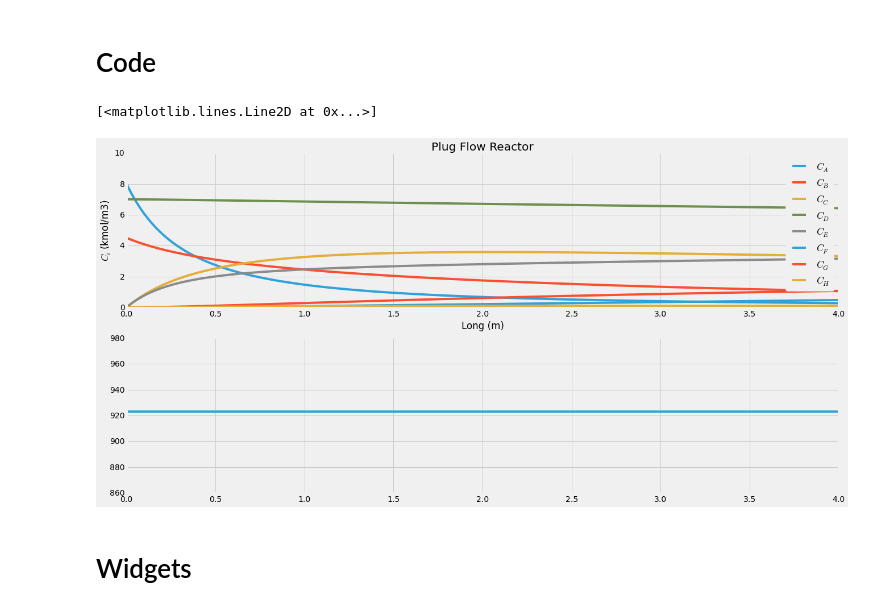
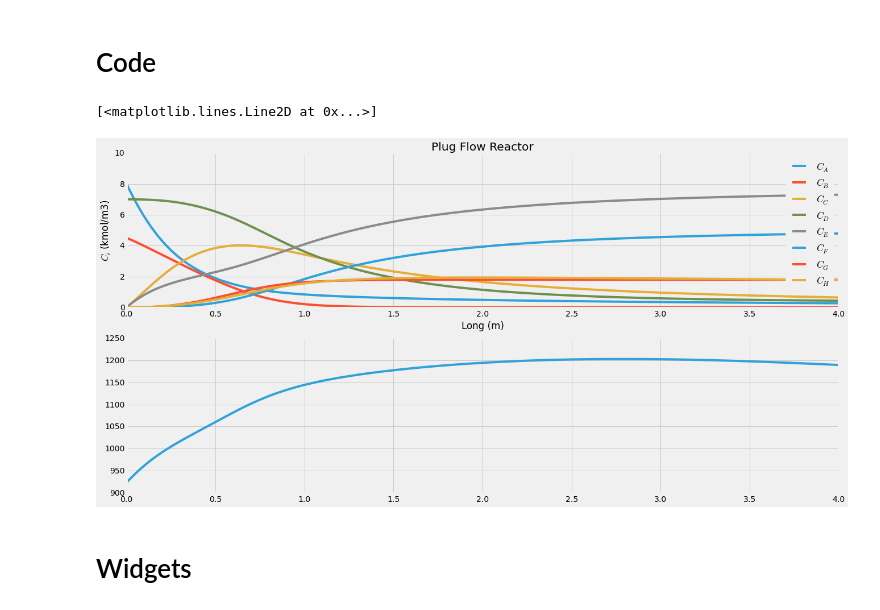
Before and after one commit to CAChemE/learn, a Jupyter notebook: Plug-Flow-Reactor/gas-PFR.ipynb, the cells around one changed output. Saved outputs shown, nothing was run; the diff lists cells and outputs as text; code cells hidden in the pictures.

```diff
--- a/Plug-Flow-Reactor/gas-PFR.ipynb
+++ b/Plug-Flow-Reactor/gas-PFR.ipynb
@@ -101,7 +101,7 @@ def diff_eqs(y,L):
     ri[5] = k[5]*np.exp(-Ea[5]/(8.31*T))*C[0]*C[0]
 
 
-        # Ec Diferenciales
+    # Ec Diferenciales
 
     dndL = np.dot(ri, alfa)* S
 
@@ -122,15 +122,16 @@ def diff_eqs(y,L):
 
 
 
-    dTP = np.array([dndL, dQdL, dTdL])
+    dTP = np.array([dQdL, dTdL])
+
+    dy = np.concatenate((dndL, dTP), axis=0)
+    dy = np.transpose(dy)
 
     # Intento 1 = si le pido que me devuelva dndL, dQdL y dTdl = ERROR
     # Intento 2 = si dejo el código como esta pero le pido solo que devuelva dndL = GRÁFICO
     # Intento 3 = si borro el código de dQdL y dTdL y represento = ERROR
 
-    return dndL
-
-
+    return (dy)
 
 
 #Parámetros, los primeros 8 son de C, el 9 de Q y el 10 es T
@@ -155,34 +156,34 @@ C_H  = soln[:, 7] # mol*L-1
 Q = soln[:, 8] # heat
 T = soln[:,9] # K
 
 # Representación
 
 
 fig, (ax1, ax2) = plt.subplots(nrows=2, ncols=1,  figsize=(20,10))
 
 ax1.plot(L, C_A,
          L, C_B,
          L, C_C,
          L, C_D,
          L, C_E,
          L, C_F,
          L, C_G,
          L, C_H)
 ax1.set_xlabel('Long (m)',)
 
 ax1.set_ylabel('$C_{i}$ (kmol/m3)')
 
 ax1.legend(['$C_A$','$C_B$','$C_C$','$C_D$','$C_E$','$C_F$','$C_G$','$C_H$'])
 
 ax1.set_title('Plug Flow Reactor')
 
 ax1.set_xlim([0,4])
 ax1.set_ylim([0,10])
 
 ax2.plot(L,T)
 # %% [output]
 [<matplotlib.lines.Line2D at 0x...>]
-[figure, old version]
+[figure, new version]
 # %% [markdown]
 # Widgets
 # %%
```
